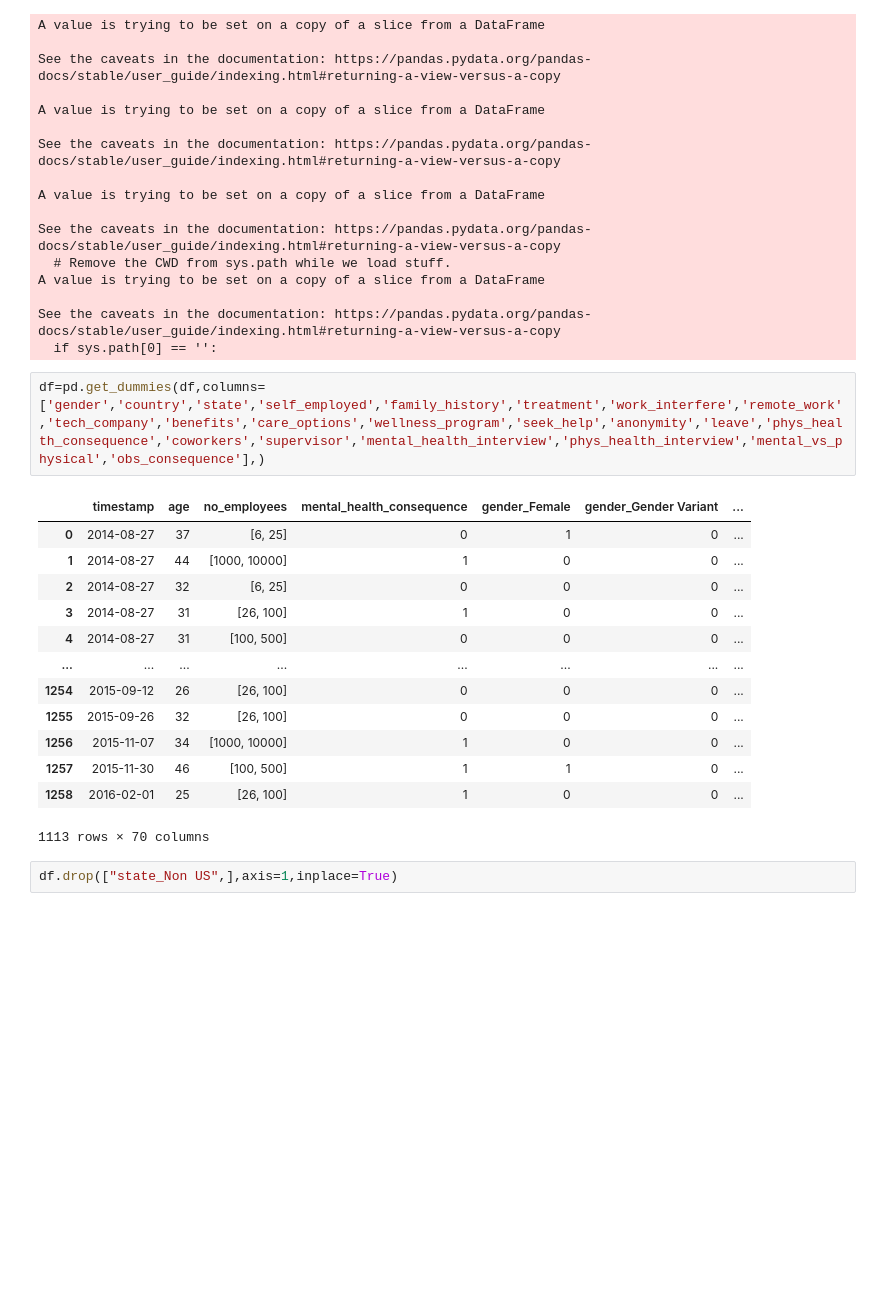
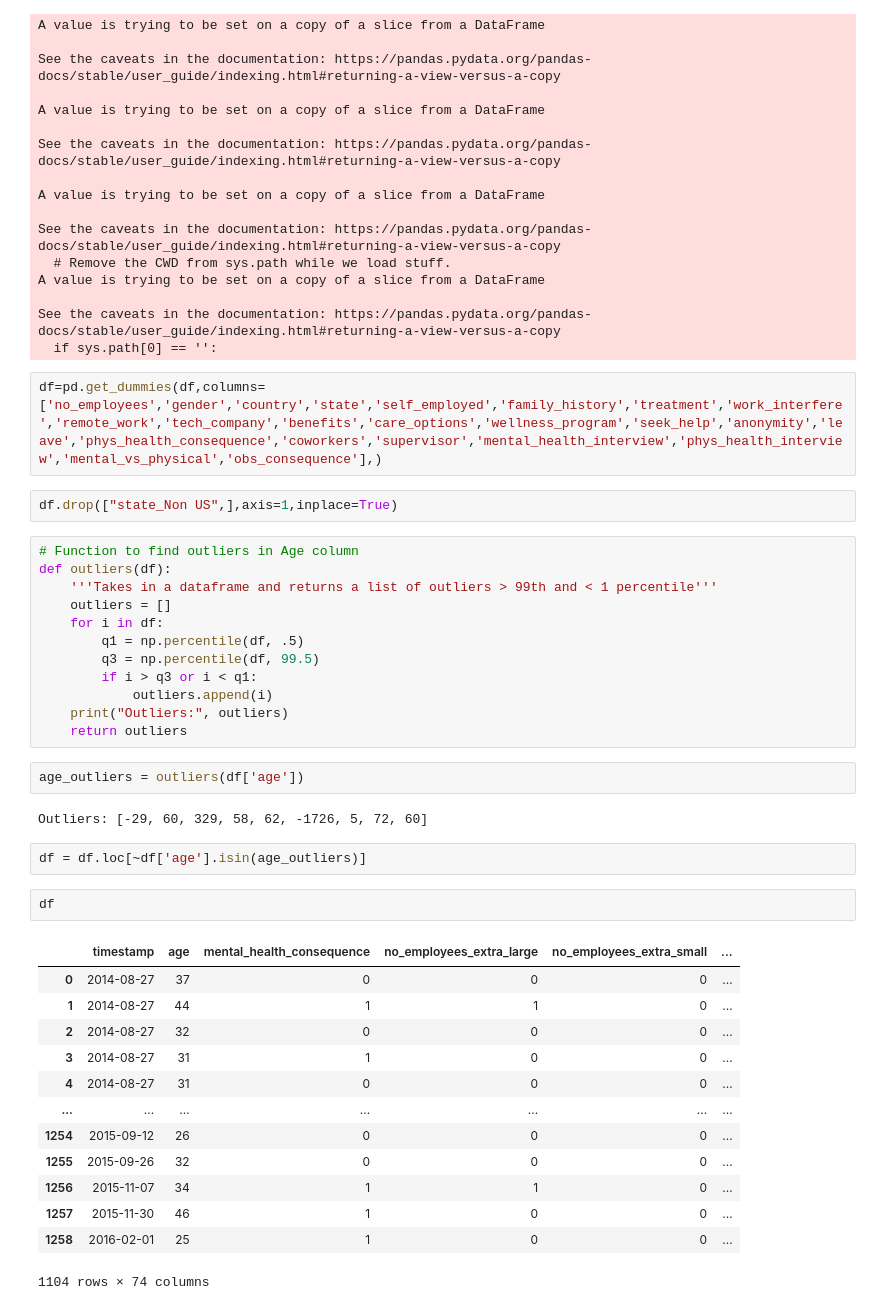
Before and after one commit to carlosiruiz/Mental_Health_Analysis-, a Jupyter notebook: Master_Mentalhealth.ipynb, the cells around one changed output. Drawn from its saved outputs; the diff is of its cells as text; blank space fills up the shorter version.

```diff
--- a/Master_Mentalhealth.ipynb
+++ b/Master_Mentalhealth.ipynb
@@ -146,20 +150,40 @@ A value is trying to be set on a copy of a slice from a DataFrame
 See the caveats in the documentation: https://pandas.pydata.org/pandas-docs/stable/user_guide/indexing.html#returning-a-view-versus-a-copy
   if sys.path[0] == '':
 # %%
-df=pd.get_dummies(df,columns=['gender','country','state','self_employed','family_history','treatment','work_interfere','remote_work','tech_company','benefits','care_options','wellness_program','seek_help','anonymity','leave','phys_health_consequence','coworkers','supervisor','mental_health_interview','phys_health_interview','mental_vs_physical','obs_consequence'],)
+df=pd.get_dummies(df,columns=['no_employees','gender','country','state','self_employed','family_history','treatment','work_interfere','remote_work','tech_company','benefits','care_options','wellness_program','seek_help','anonymity','leave','phys_health_consequence','coworkers','supervisor','mental_health_interview','phys_health_interview','mental_vs_physical','obs_consequence'],)
-# %% [output]
-|  | timestamp | age | no_employees | mental_health_consequence | gender_Female | gender_Gender Variant | ... |
-| 0 | 2014-08-27 | 37 | [6, 25] | 0 | 1 | 0 | ... |
-| 1 | 2014-08-27 | 44 | [1000, 10000] | 1 | 0 | 0 | ... |
-| 2 | 2014-08-27 | 32 | [6, 25] | 0 | 0 | 0 | ... |
-| 3 | 2014-08-27 | 31 | [26, 100] | 1 | 0 | 0 | ... |
-| 4 | 2014-08-27 | 31 | [100, 500] | 0 | 0 | 0 | ... |
-| ... | ... | ... | ... | ... | ... | ... | ... |
-| 1254 | 2015-09-12 | 26 | [26, 100] | 0 | 0 | 0 | ... |
-| 1255 | 2015-09-26 | 32 | [26, 100] | 0 | 0 | 0 | ... |
-| 1256 | 2015-11-07 | 34 | [1000, 10000] | 1 | 0 | 0 | ... |
-| 1257 | 2015-11-30 | 46 | [100, 500] | 1 | 1 | 0 | ... |
-| 1258 | 2016-02-01 | 25 | [26, 100] | 1 | 0 | 0 | ... |
-1113 rows × 70 columns
 # %%
 df.drop(["state_Non US",],axis=1,inplace=True)
+# %%
+# Function to find outliers in Age column
+def outliers(df):
+    '''Takes in a dataframe and returns a list of outliers > 99th and < 1 percentile'''
+    outliers = []
+    for i in df:
+        q1 = np.percentile(df, .5)
+        q3 = np.percentile(df, 99.5)
+        if i > q3 or i < q1:
+            outliers.append(i)
+    print("Outliers:", outliers)
+    return outliers
+# %%
+age_outliers = outliers(df['age'])
+# %% [output]
+Outliers: [-29, 60, 329, 58, 62, -1726, 5, 72, 60]
+# %%
+df = df.loc[~df['age'].isin(age_outliers)]
+# %%
+df
+# %% [output]
+|  | timestamp | age | mental_health_consequence | no_employees_extra_large | no_employees_extra_small | ... |
+| 0 | 2014-08-27 | 37 | 0 | 0 | 0 | ... |
+| 1 | 2014-08-27 | 44 | 1 | 1 | 0 | ... |
+| 2 | 2014-08-27 | 32 | 0 | 0 | 0 | ... |
+| 3 | 2014-08-27 | 31 | 1 | 0 | 0 | ... |
+| 4 | 2014-08-27 | 31 | 0 | 0 | 0 | ... |
+| ... | ... | ... | ... | ... | ... | ... |
+| 1254 | 2015-09-12 | 26 | 0 | 0 | 0 | ... |
+| 1255 | 2015-09-26 | 32 | 0 | 0 | 0 | ... |
+| 1256 | 2015-11-07 | 34 | 1 | 1 | 0 | ... |
+| 1257 | 2015-11-30 | 46 | 1 | 0 | 0 | ... |
+| 1258 | 2016-02-01 | 25 | 1 | 0 | 0 | ... |
+1104 rows × 74 columns
```
Also changed, not shown: parts of 8 cells of this notebook, 1 other file.
